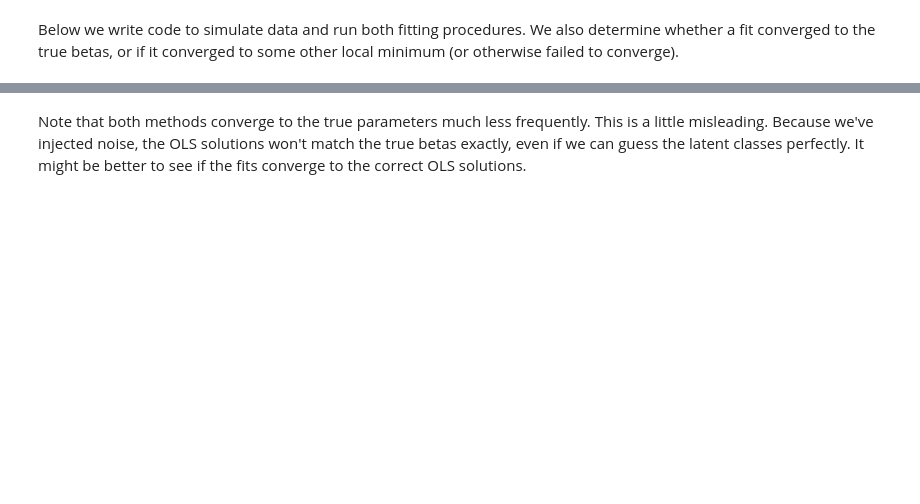
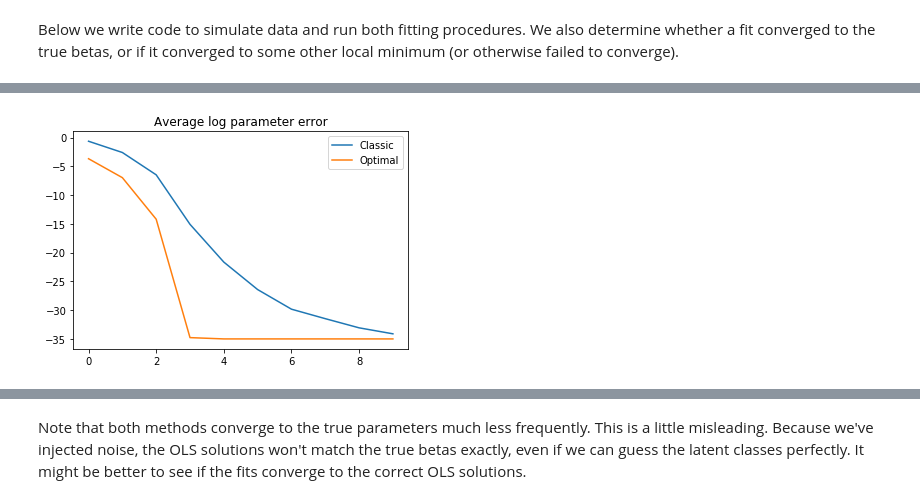
Before and after one commit to ahopen/math-tools-final-project, a Jupyter notebook: final_project_notebook.ipynb, the cells around one changed output, grey strips where cells are left out. Drawn from its saved outputs; the diff is of its cells as text; code cells hidden in the pictures; blank space fills up the shorter version.

```diff
--- a/final_project_notebook.ipynb
+++ b/final_project_notebook.ipynb
@@ -223,0 +261,4 @@ Now we add some random noise to the costs.
+# %%
+simulate_fits(n_trips = 10000, error_size = 0, creation_func = create_trip_data, n_sims = 200, do_normalize = True)
+# %% [output]
+[figure, added]
```
Also changed, not shown: parts of 33 cells of this notebook.
